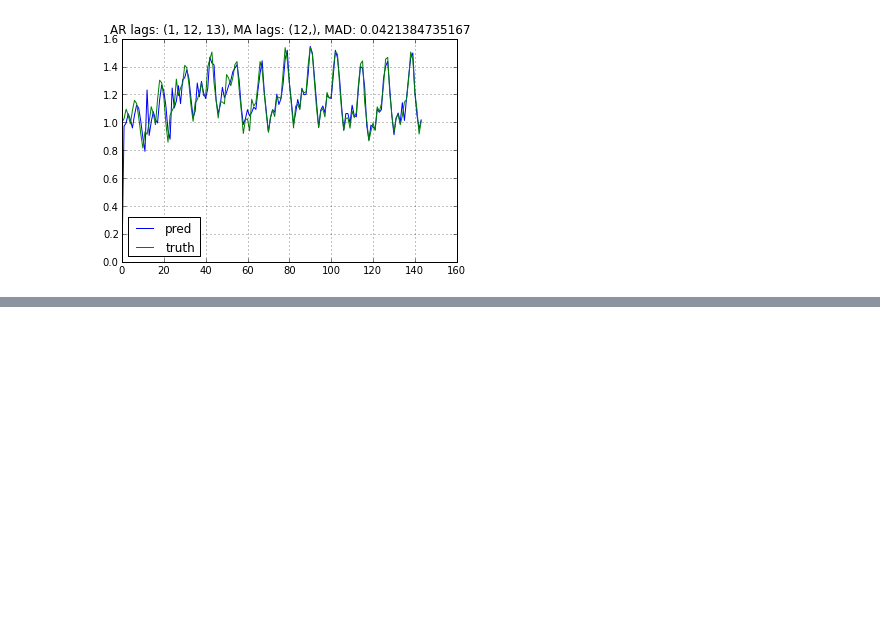
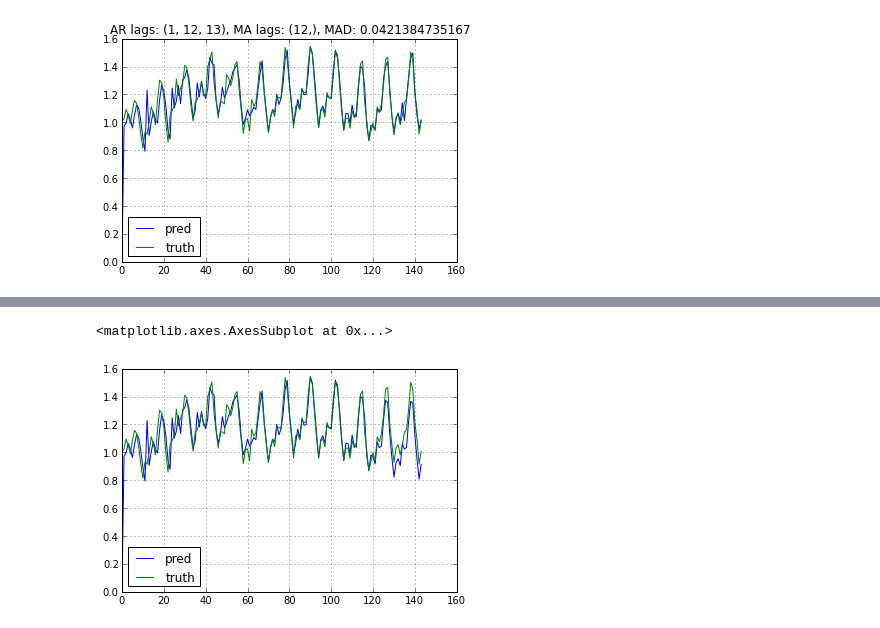
Before and after one commit to blue-yonder/pydse, a Jupyter notebook: notebooks/airline.ipynb, the cells around one changed output, grey strips where cells are left out. Cells and saved outputs as stored; diff of their text form; code cells hidden in the pictures; blank space fills up the shorter version.

```diff
--- a/notebooks/airline.ipynb
+++ b/notebooks/airline.ipynb
@@ -83,0 +98,10 @@ result.plot(title="AR lags: {}, MA lags: {}, MAD: {}".format(best_ar_lags, best_
+# %%
+arma = ARMA(A=make_lag_arr([1, 12, 13]), B=make_lag_arr([12]), rand_state=0)
+arma.fix_constants()
+arma.est_params(residual_known)
+pred = arma.forecast(residual_known, horizon=24)
+result = pd.DataFrame({'pred': pred[:, 0], 'truth': residual_all.values})
+result.plot()
+# %% [output]
+<matplotlib.axes.AxesSubplot at 0x...>
+[figure, added]
```
Also changed, not shown: parts of 2 cells of this notebook, 4 other files.
